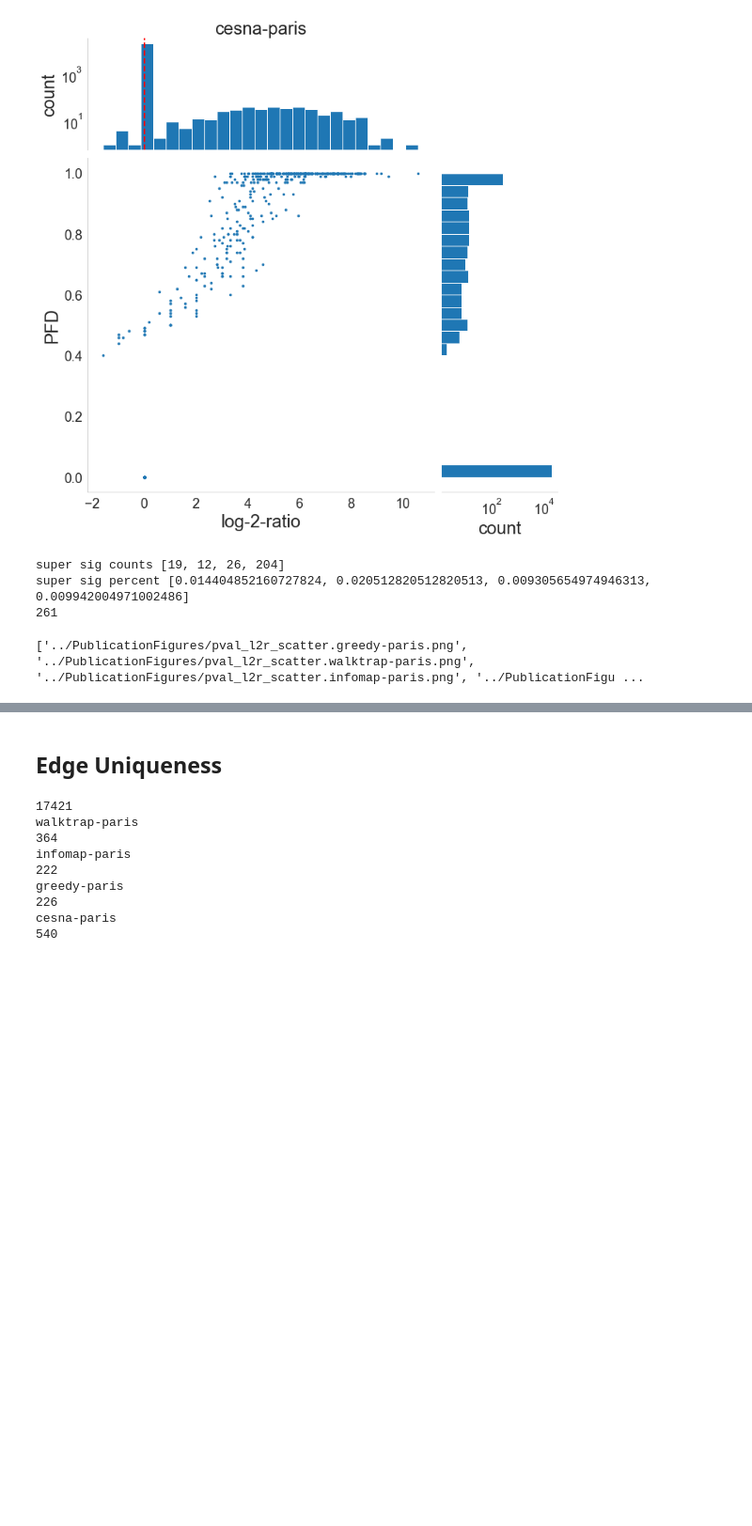
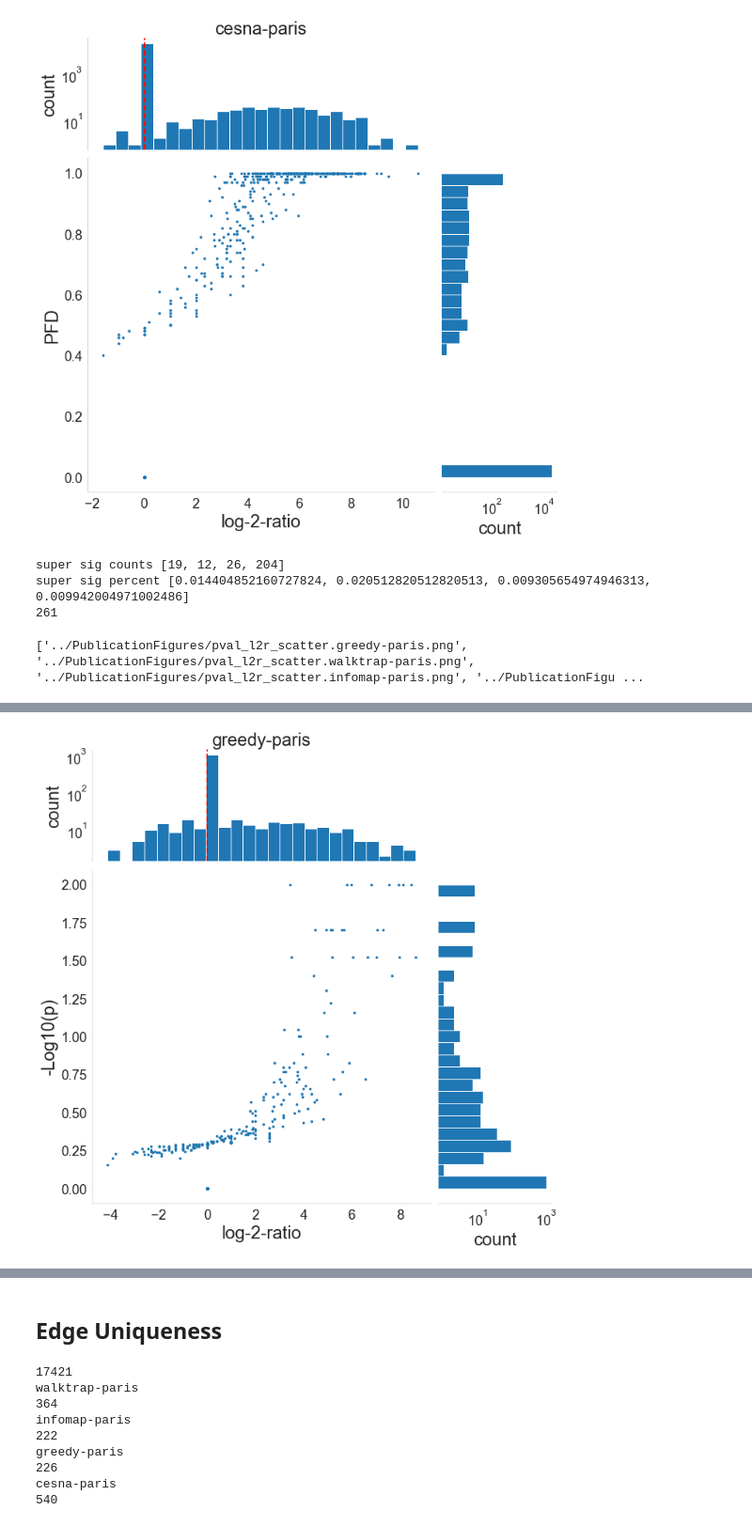
Before and after one commit to MSBradshaw/BOCC, a Jupyter notebook: Experiments/make_figures.ipynb, the cells around one changed output, grey strips where cells are left out. Shown: that part at 94% size. Saved outputs shown, nothing was run; the diff lists cells and outputs as text; code cells hidden in the pictures; blank space fills up the shorter version.

```diff
--- a/Experiments/make_figures.ipynb
+++ b/Experiments/make_figures.ipynb
@@ -554,3 +543,88 @@ for i,im in enumerate(images):
 new_im.save('../PublicationFigures/pval_l2r_scatter.all.png')
 # %% [output]
 ['../PublicationFigures/pval_l2r_scatter.greedy-paris.png', '../PublicationFigures/pval_l2r_scatter.walktrap-paris.png', '../PublicationFigures/pval_l2r_scatter.infomap-paris.png', '../PublicationFigu ...
+# %%
+
+super_sig_counts = []
+super_sig_percents = []
+
+def neglog10(x):
+    if x == 0:
+        return None
+    else:
+        return -1 * math.log10(x)
+
+l2r_p_df['neg_log_10_p'] = [ neglog10(1-x) for x in l2r_p_df['p-value']]
+for algo in algos:
+    print(algo)
+    sub = l2r_p_df[l2r_p_df['algorithm'] == algo]
+    print(sub.shape)
+    sub['l2r'] = [ is_valid(x) for x in sub['log2ratio']]
+    sub = sub[sub['l2r'] != 'ignore']
+    subsub = sub[sub['p-value'] >= 0.9999]
+    subsub = subsub[subsub['l2r'] > 0]
+    print('exceed expecteations and perfect significance',subsub.shape)
+    super_sig_counts.append(subsub.shape[0])
+    super_sig_percents.append(subsub.shape[0]/sub.shape[0])
+    print(sub.shape)
+    fig, axes = plt.subplots(2,2, gridspec_kw={'width_ratios': [3, 1], 'height_ratios': [1, 3]})
+    fig.set_size_inches(10, 10)
+    axes[1,0].scatter(sub['l2r'], sub['neg_log_10_p'],s=7)
+    axes[0,0].hist(sub['l2r'],bins=25)
+    axes[1,1].hist(sub['neg_log_10_p'],bins=25,orientation='horizontal')
+    axes[0,1].set_visible(False)
+    axes[0,0].set_yscale('log')
+    axes[1,1].set_xscale('log')
+
+    clear_ax(axes[0,0],bottom=False,left=True)
+    clear_ax(axes[1,0],bottom=True,left=True)
+    clear_ax(axes[0,1],bottom=False,left=False)
+    clear_ax(axes[1,1],bottom=True,left=False)
+
+    axes[0,0].tick_params(axis='x', labelsize=std_fontsize*1.5)
+    axes[0,0].tick_params(axis='y', labelsize=std_fontsize*1.5)
+    axes[1,0].tick_params(axis='x', labelsize=std_fontsize*1.5)
+    axes[1,0].tick_params(axis='y', labelsize=std_fontsize*1.5)
+    axes[1,1].tick_params(axis='x', labelsize=std_fontsize*1.5)
+    axes[1,1].tick_params(axis='y', labelsize=std_fontsize*1.5)
+
+    axes[0,0].set_title(algo, fontsize=std_fontsize*2)
+    axes[0,0].set_ylabel('count', fontsize=std_fontsize*2)
+    axes[1,0].set_ylabel('-Log10(p)', fontsize=std_fontsize*2)
+    axes[1,0].set_xlabel('log-2-ratio', fontsize=std_fontsize*2)
+    axes[1,1].set_xlabel('count', fontsize=std_fontsize*2)
+    axes[0,0].axvline(x=0, linewidth=2, color='r', ls='--')
+    axes[1,1].set_yticklabels([])
+    axes[0,0].set_xticklabels([])
+
+    plt.tight_layout()
+    plt.savefig('../PublicationFigures/neglog10_pval_l2r_scatter.{}.png'.format(algo),dpi=300)
+    plt.show()
+print('super sig counts',super_sig_counts)
+print('super sig percent',super_sig_percents)
+print(sum(super_sig_counts))
+
+
+# Merge the 4 3-panel plots into one plot to rule them all!
+fig_files = ['../PublicationFigures/neglog10_pval_l2r_scatter.{}.png'.format(x) for x in algos]
+print(fig_files)
+images = [Image.open(x) for x in fig_files]
+widths, heights = zip(*(i.size for i in images))
+
+total_width = sum(widths)
+max_height = max(heights)
+
+new_im = Image.new('RGB', (int(total_width/2), int(max_height*2)))
+letters = ['A','B','C','D']
+for i,im in enumerate(images):
+    w = int(i/2) * max_height
+    h = int(i%2) * widths[0]
+#     im=Image.open(elem)
+    new_im.paste(im, (h,w))
+    I1 = ImageDraw.Draw(new_im)
+    myFont = ImageFont.truetype('../arial.ttf', 80)
+    off_set = 32
+    I1.text((h+off_set, w+off_set), letters[i], font=myFont, fill=(0, 0, 0))
+
+new_im.save('../PublicationFigures/neglog10_pval_l2r_scatter.all.png')
+# %% [output]
@@ -556,0 +640 @@ new_im.save('../PublicationFigures/pval_l2r_scatter.all.png')
+[figure, added]
```
Also changed, not shown: parts of 23 cells of this notebook, 1 other file.
